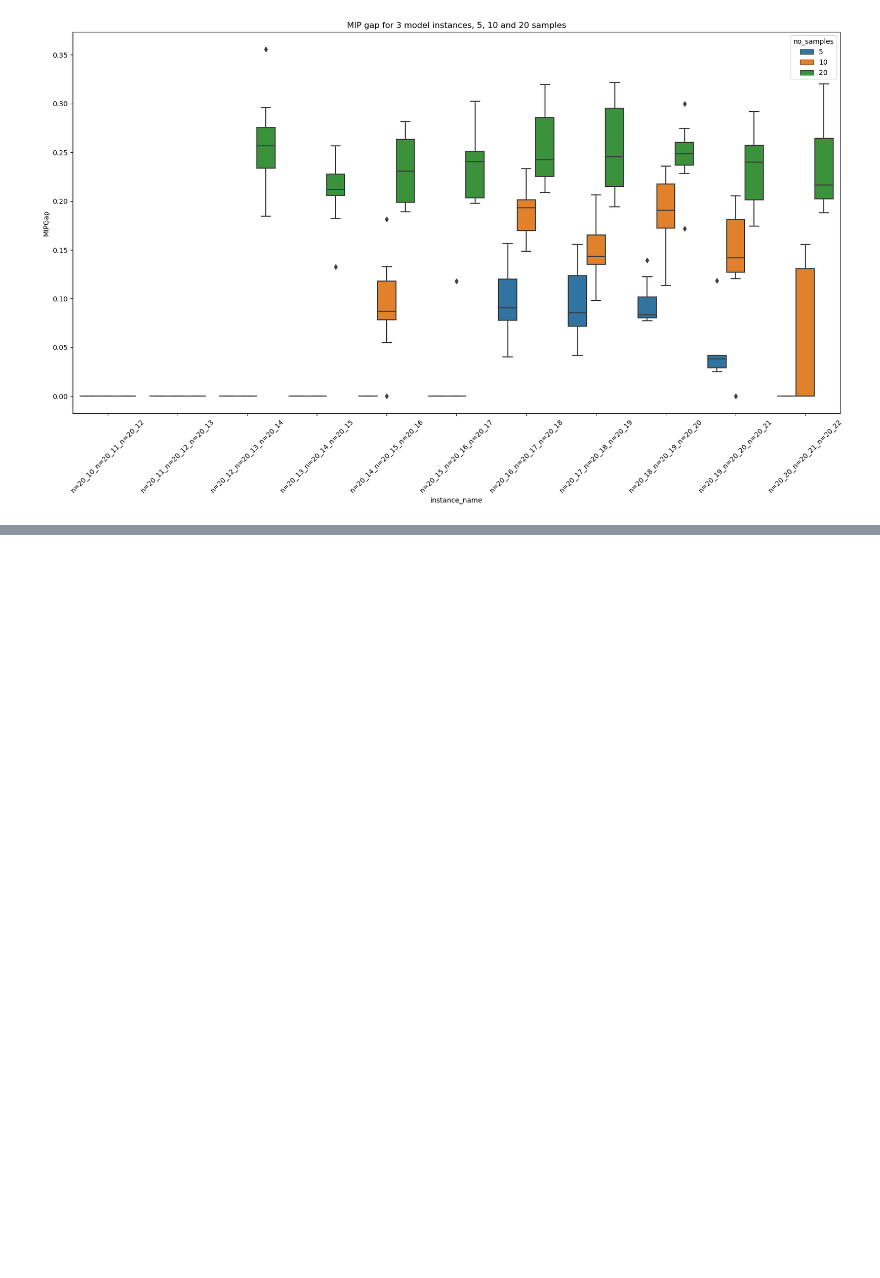
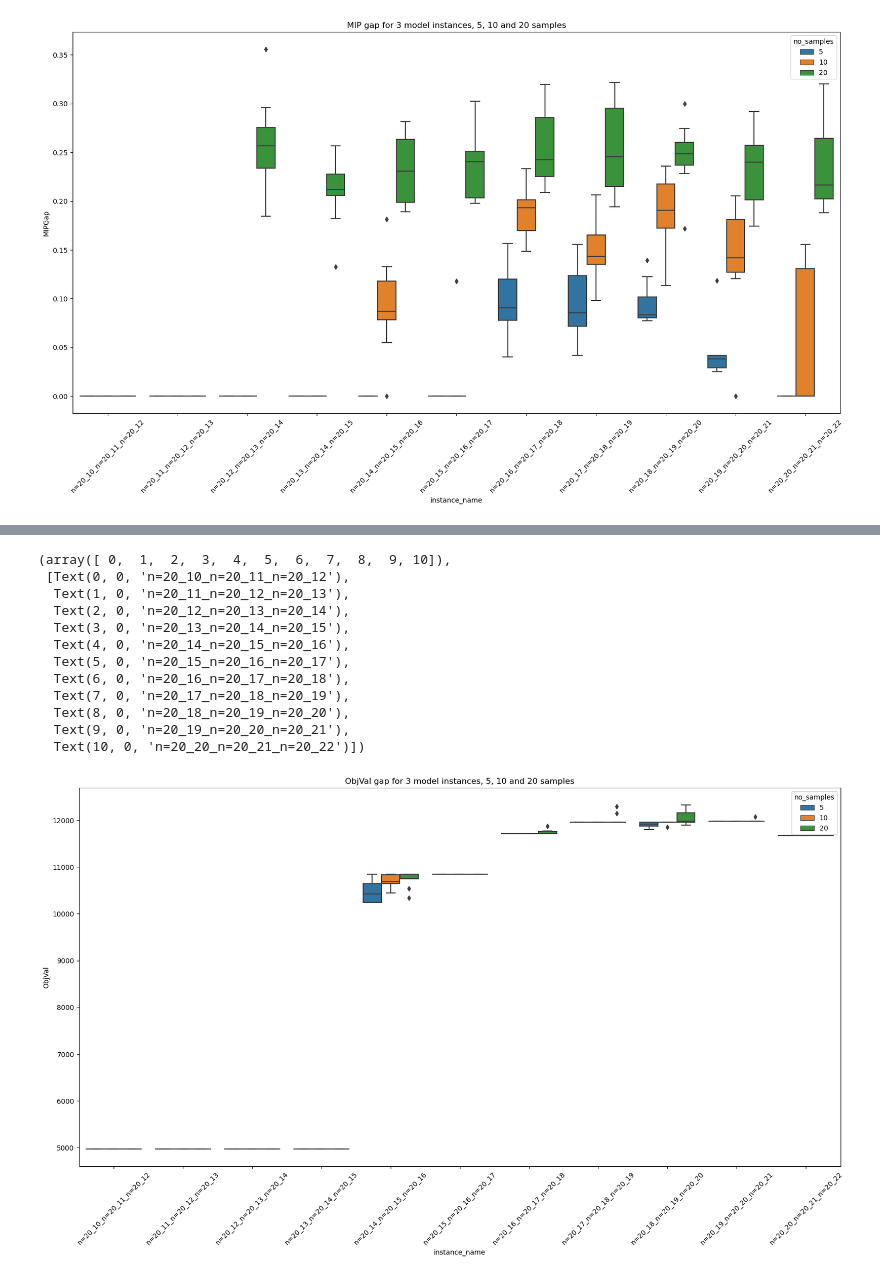
Before and after one commit to JosephThompson607/MALBP-W, a Jupyter notebook: analysis/sampling_eval.ipynb, the cells around one changed output, grey strips where cells are left out. Saved outputs shown, nothing was run; the diff lists cells and outputs as text; code cells hidden in the pictures; blank space fills up the shorter version.

```diff
--- a/analysis/sampling_eval.ipynb
+++ b/analysis/sampling_eval.ipynb
@@ -386,0 +383,9 @@ plt.xticks(rotation=45)
+# %%
+#log_file_location = "/Users/letshopethisworks2/Documents/Phd Paper material/model_runs/mc_tests2/2024_03_15mc_test_5samples_3instances_2_hours"
+log_file_location = "/Users/letshopethisworks2/Documents/Phd Paper material/model_runs/mc_test_march27/2024_03_26mc_test_5samples_3instances_8_hours"
+
+
+csv_config_file = "../SALBP_benchmark/MM_instances/csv_config/5_samp_no_tree.csv"
+summary_5samp_3_models_8_hours = log_to_summary(log_file_location, csv_config_file)
+summary_5samp_3_models_8_hours['no_samples'] = 5
+summary_5samp_3_models_8_hours.shape[0]
@@ -386,0 +394,6 @@ plt.xticks(rotation=45)
+# %%
+log_file_location = "/Users/letshopethisworks2/Documents/Phd Paper material/model_runs/mc_test_march27/2024_03_26mc_test_10samples_3instances_8_hours"
+csv_config_file = "../SALBP_benchmark/MM_instances/csv_config/3_instances.csv"
+summary_10samp_3_models_8_hours = log_to_summary(log_file_location, csv_config_file)
+summary_10samp_3_models_8_hours['no_samples'] = 10
+summary_10samp_3_models_8_hours.shape[0]
@@ -386,0 +402,6 @@ plt.xticks(rotation=45)
+# %%
+log_file_location = "/Users/letshopethisworks2/Documents/Phd Paper material/model_runs/mc_test_march27/2024_03_26mc_test_20samples_3instances_8_hours"
+csv_config_file = "../SALBP_benchmark/MM_instances/csv_config/20_samp_no_tree.csv"
+summary_20samp_3_models_2_hours = log_to_summary(log_file_location, csv_config_file)
+summary_20samp_3_models_2_hours['no_samples'] = 20
+summary_20samp_3_models_2_hours.shape[0]
@@ -386,0 +410,5 @@ plt.xticks(rotation=45)
+# %%
+summary_3_models_8_hours = pd.concat([summary_5samp_3_models_8_hours, summary_10samp_3_models_8_hours, summary_20samp_3_models_2_hours ])
+summary_3_models_8_hours['MIPGap'] = summary_3_models_8_hours['MIPGap'] * 100
+summary_3_models_8_hours_stats = summary_3_models_8_hours.groupby(['no_samples'], as_index=False).agg({'ObjVal': ['mean', 'std'], 'MIPGap': ['mean', 'std']})
+summary_3_models_8_hours_stats
@@ -386,0 +421,21 @@ plt.xticks(rotation=45)
+# %%
+fig, ax = plt.subplots(figsize=(20,10))
+
+sns.boxplot(x='instance_name', y='ObjVal', hue='no_samples', data=summary_3_models_8_hours, ax=ax )
+#labels the plot "MIP gap for 5 model instances, 10, 20 and 40 samples"
+plt.title("ObjVal gap for 3 model instances, 5, 10 and 20 samples")
+plt.xticks(rotation=45)
+# %% [output]
+(array([ 0,  1,  2,  3,  4,  5,  6,  7,  8,  9, 10]),
+ [Text(0, 0, 'n=20_10_n=20_11_n=20_12'),
+  Text(1, 0, 'n=20_11_n=20_12_n=20_13'),
+  Text(2, 0, 'n=20_12_n=20_13_n=20_14'),
+  Text(3, 0, 'n=20_13_n=20_14_n=20_15'),
+  Text(4, 0, 'n=20_14_n=20_15_n=20_16'),
+  Text(5, 0, 'n=20_15_n=20_16_n=20_17'),
+  Text(6, 0, 'n=20_16_n=20_17_n=20_18'),
+  Text(7, 0, 'n=20_17_n=20_18_n=20_19'),
+  Text(8, 0, 'n=20_18_n=20_19_n=20_20'),
+  Text(9, 0, 'n=20_19_n=20_20_n=20_21'),
+  Text(10, 0, 'n=20_20_n=20_21_n=20_22')])
+[figure, added]
```
Also changed, not shown: parts of 14 cells of this notebook, 5 other files.
